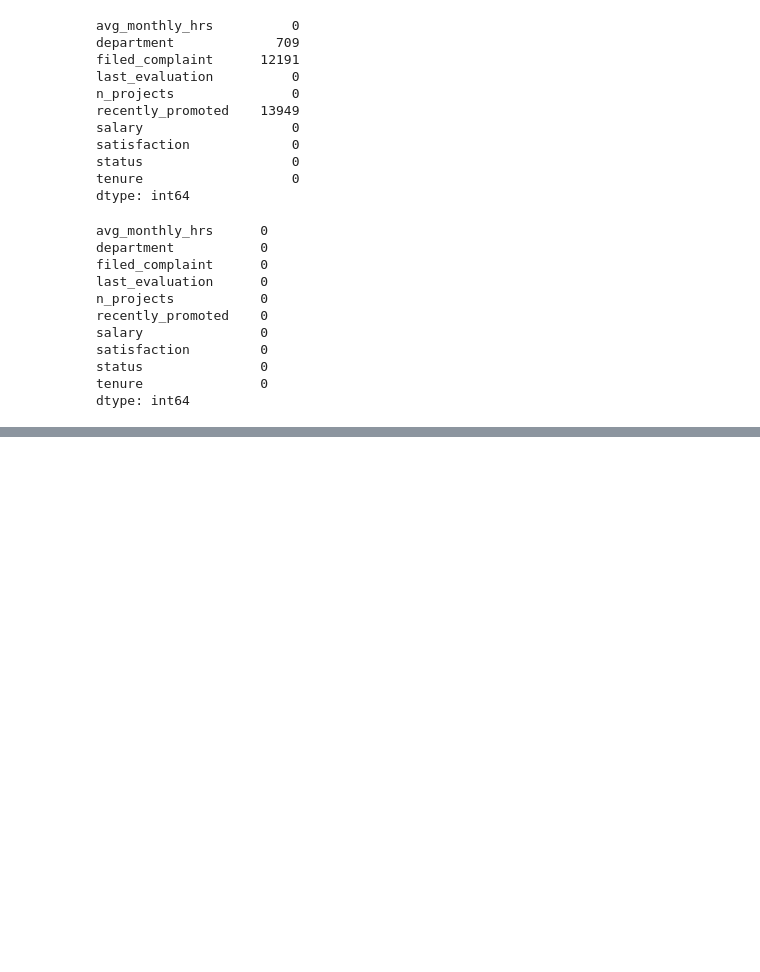
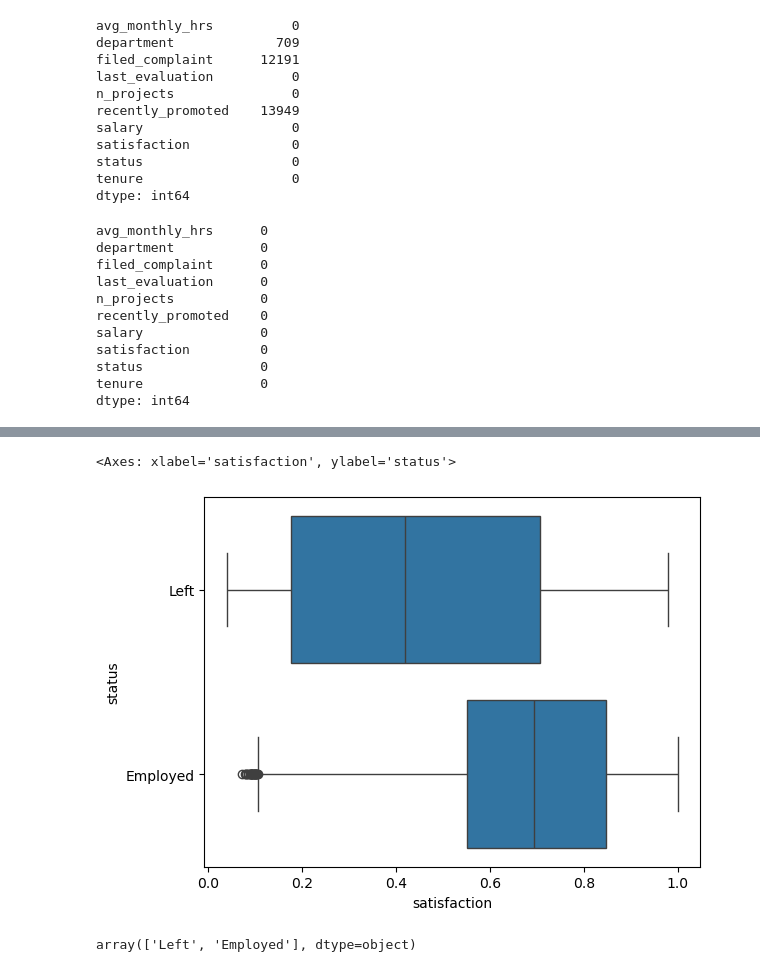
Before and after one commit to srinijalanda93/Machine-learning, a Jupyter notebook: 2448526_lab6.ipynb, the cells around one changed output, grey strips where cells are left out. Cells and saved outputs as stored; diff of their text form; code cells hidden in the pictures; blank space fills up the shorter version.

```diff
--- a/2448526_lab6.ipynb
+++ b/2448526_lab6.ipynb
@@ -211,0 +211,10 @@ dataset.sample(10)
+# %%
+sn.boxplot(data=df,x='satisfaction',y='status')
+# %% [output]
+<Axes: xlabel='satisfaction', ylabel='status'>
+[figure, added]
+# %%
+df['status']
+df['status'].unique()
+# %% [output]
+array(['Left', 'Employed'], dtype=object)
```
Also changed, not shown: parts of 35 cells of this notebook.
